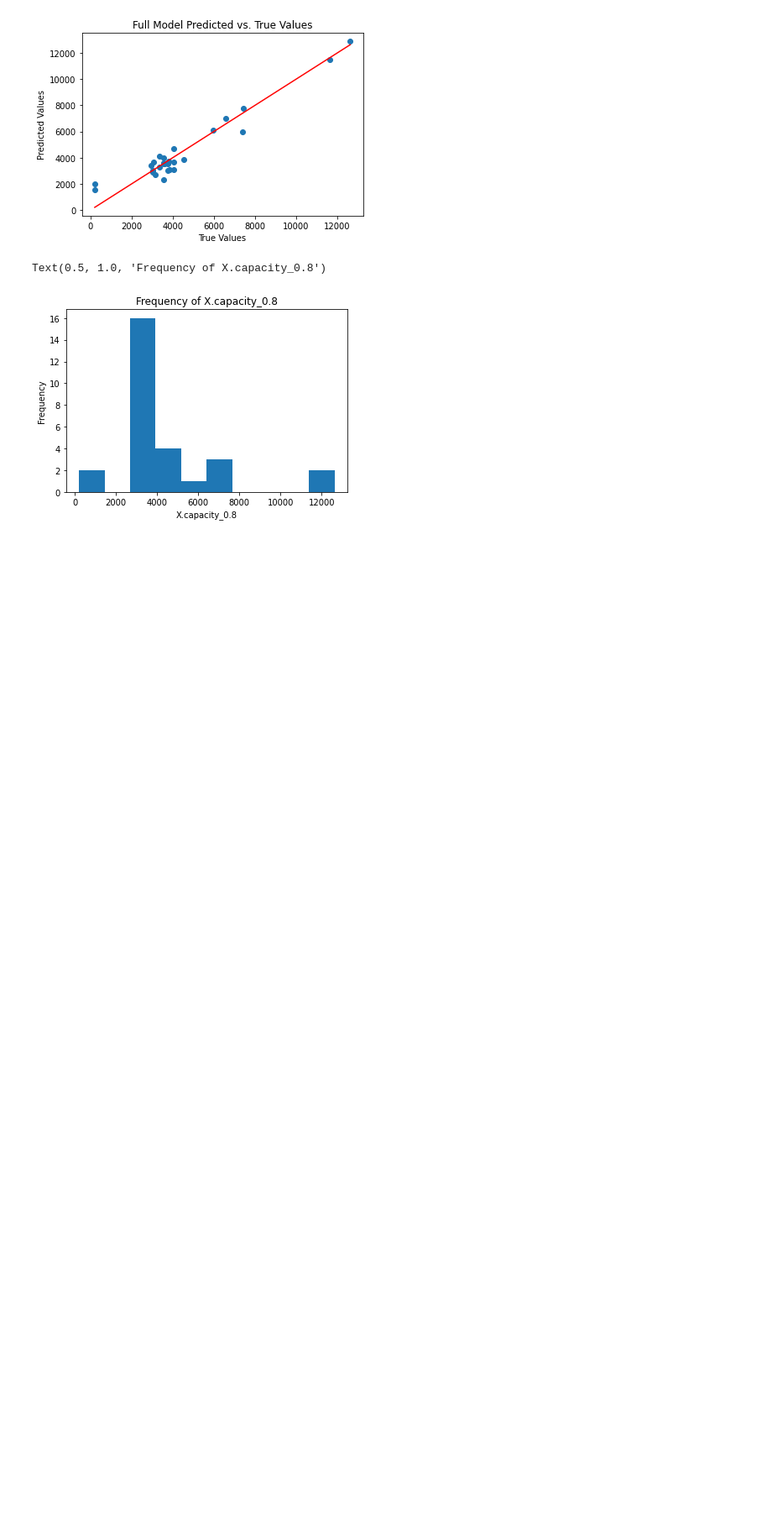
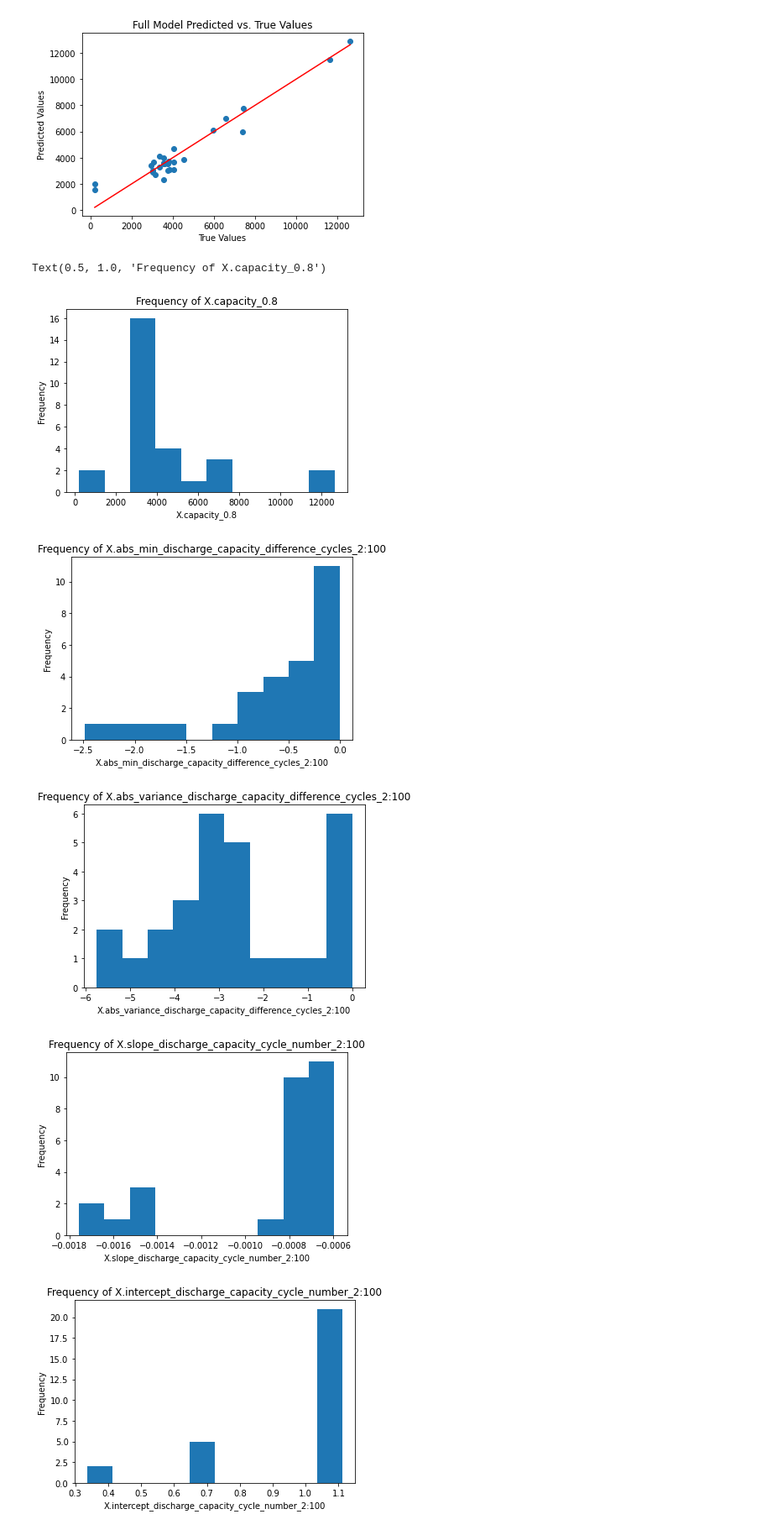
Before and after one commit to ayakkala1/TRI-Capstone, a Jupyter notebook: newdata_model_recreation_with_plots.ipynb, the cells around one changed output. Shown: that part at 84% size. Saved outputs shown, nothing was run; the diff lists cells and outputs as text; code cells hidden in the pictures; blank space fills up the shorter version.

```diff
--- a/newdata_model_recreation_with_plots.ipynb
+++ b/newdata_model_recreation_with_plots.ipynb
@@ -325,3 +325,16 @@ plt.title('Frequency of X.capacity_0.8')
 # %% [output]
 Text(0.5, 1.0, 'Frequency of X.capacity_0.8')
 [figure]
+# %%
+# All columns in X_train_full
+for feature in X_train_full.columns:
+    plt.hist(X_train_full[feature])
+    plt.xlabel(feature)
+    plt.ylabel("Frequency")
+    plt.title("Frequency of " + feature)
+    plt.show()
+# %% [output]
+[figure, added]
+[figure, added]
+[figure, added]
+[figure, added]
```
Also changed, not shown: parts of 1 cell of this notebook.
